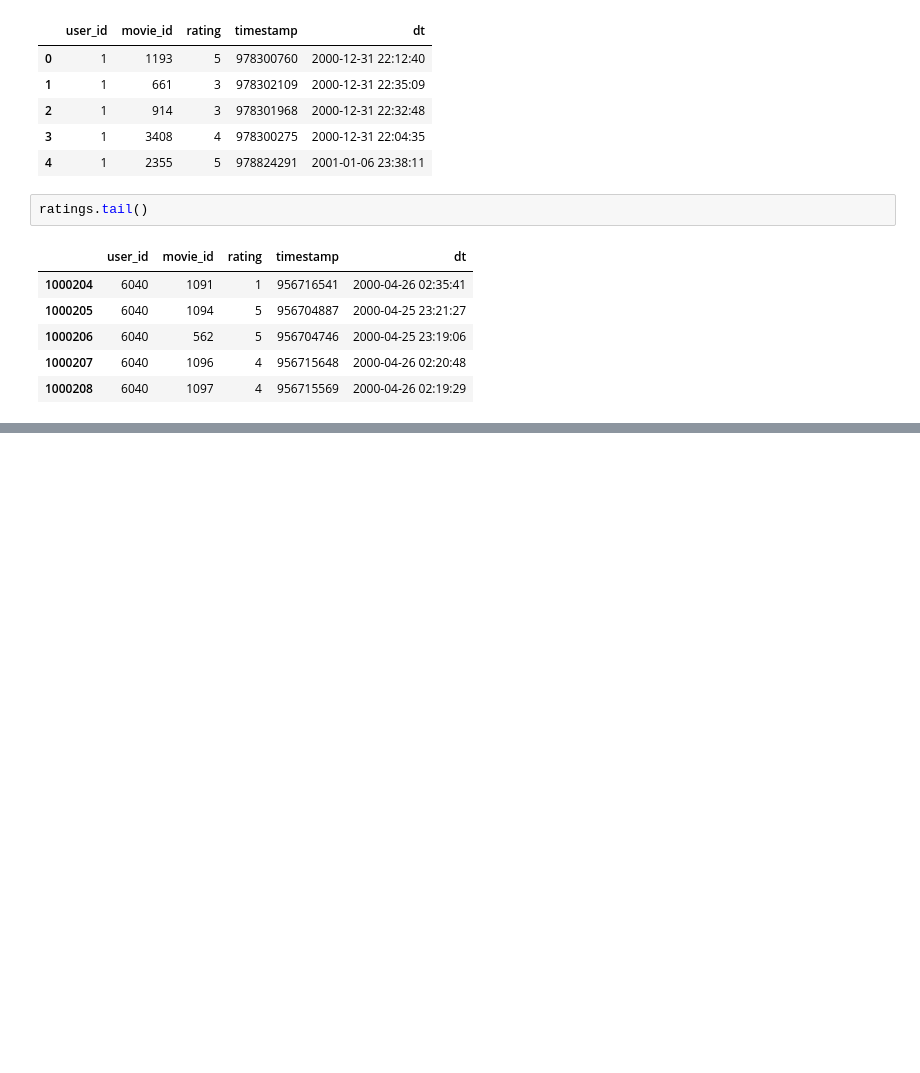
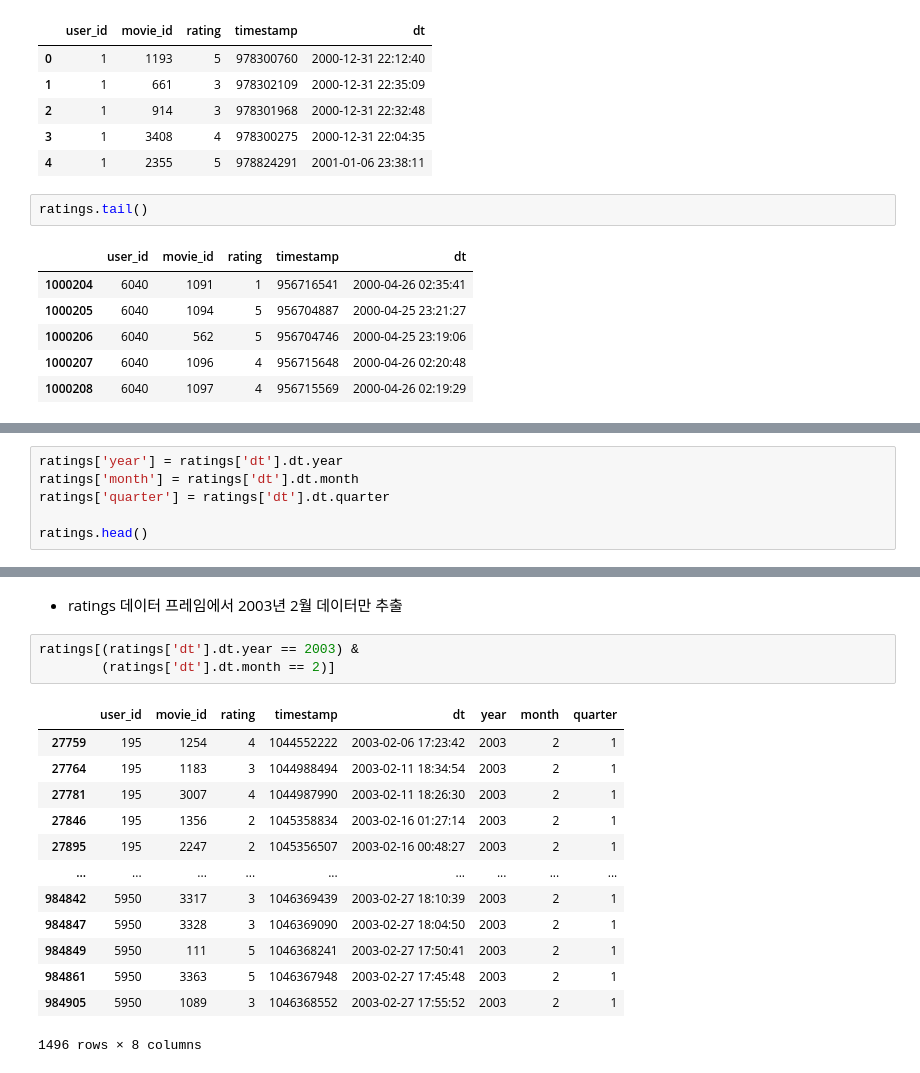
Before and after one commit to JakeOh/202007_itw_bd18, a Jupyter notebook: lab_python/python61_datetime.ipynb, the cells around one changed output, grey strips where cells are left out. Cells and saved outputs as stored; diff of their text form; blank space fills up the shorter version.

```diff
--- a/lab_python/python61_datetime.ipynb
+++ b/lab_python/python61_datetime.ipynb
@@ -170,0 +217,6 @@ ratings.tail()
+# %%
+ratings['year'] = ratings['dt'].dt.year
+ratings['month'] = ratings['dt'].dt.month
+ratings['quarter'] = ratings['dt'].dt.quarter
+
+ratings.head()
@@ -170,0 +239,19 @@ ratings.tail()
+# %% [markdown]
+* ratings 데이터 프레임에서 2003년 2월 데이터만 추출
+# %%
+ratings[(ratings['dt'].dt.year == 2003) &
+        (ratings['dt'].dt.month == 2)]
+# %% [output]
+|  | user_id | movie_id | rating | timestamp | dt | year | month | quarter |
+| 27759 | 195 | 1254 | 4 | 1044552222 | 2003-02-06 17:23:42 | 2003 | 2 | 1 |
+| 27764 | 195 | 1183 | 3 | 1044988494 | 2003-02-11 18:34:54 | 2003 | 2 | 1 |
+| 27781 | 195 | 3007 | 4 | 1044987990 | 2003-02-11 18:26:30 | 2003 | 2 | 1 |
+| 27846 | 195 | 1356 | 2 | 1045358834 | 2003-02-16 01:27:14 | 2003 | 2 | 1 |
+| 27895 | 195 | 2247 | 2 | 1045356507 | 2003-02-16 00:48:27 | 2003 | 2 | 1 |
+| ... | ... | ... | ... | ... | ... | ... | ... | ... |
+| 984842 | 5950 | 3317 | 3 | 1046369439 | 2003-02-27 18:10:39 | 2003 | 2 | 1 |
+| 984847 | 5950 | 3328 | 3 | 1046369090 | 2003-02-27 18:04:50 | 2003 | 2 | 1 |
+| 984849 | 5950 | 111 | 5 | 1046368241 | 2003-02-27 17:50:41 | 2003 | 2 | 1 |
+| 984861 | 5950 | 3363 | 5 | 1046367948 | 2003-02-27 17:45:48 | 2003 | 2 | 1 |
+| 984905 | 5950 | 1089 | 3 | 1046368552 | 2003-02-27 17:55:52 | 2003 | 2 | 1 |
+1496 rows × 8 columns
```
Also changed, not shown: parts of 12 cells of this notebook.
